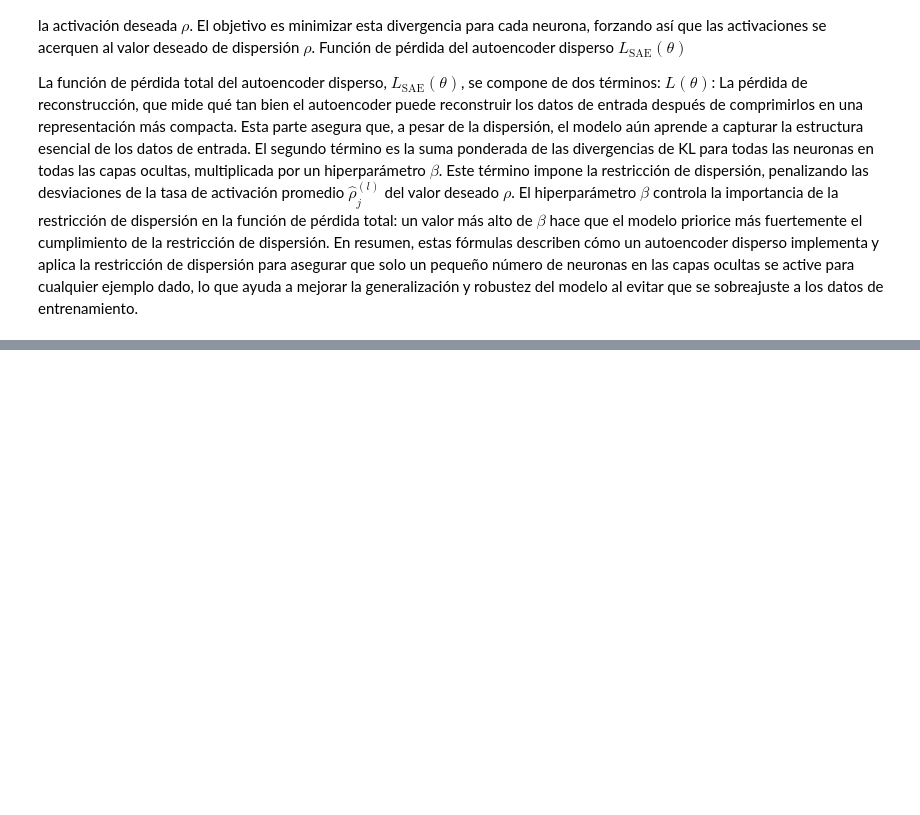
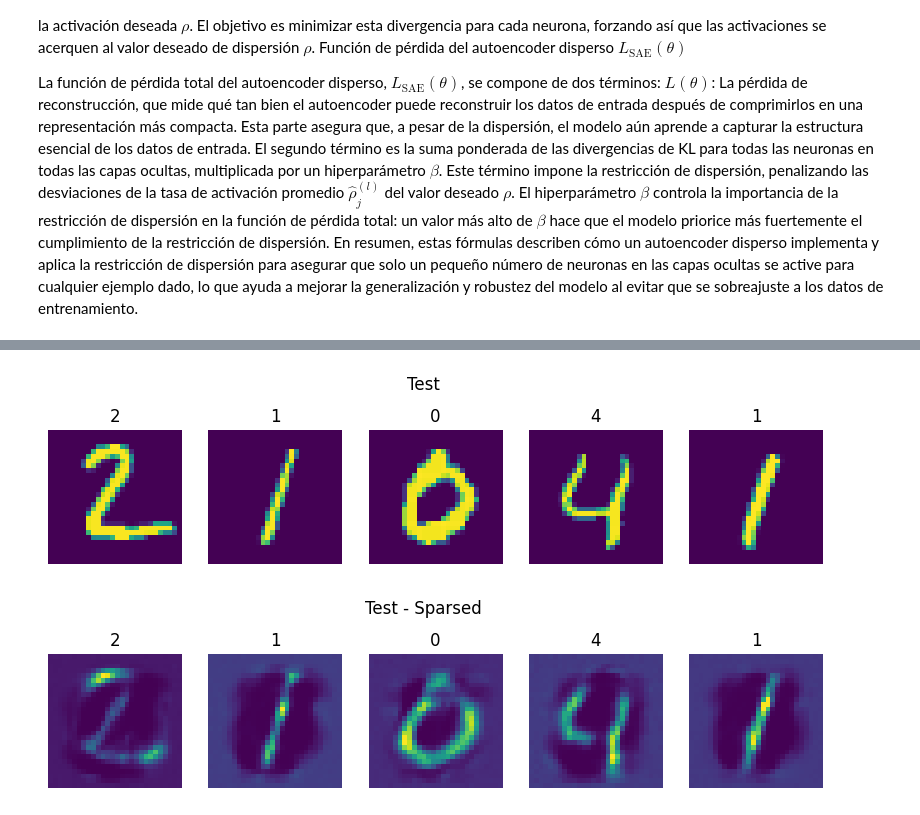
Before and after one commit to ander-db/deep-learning-from-scratch, a Jupyter notebook: autoencoder/Autoencoder.ipynb, the cells around one changed output, grey strips where cells are left out. Cells and saved outputs as stored; diff of their text form; code cells hidden in the pictures; blank space fills up the shorter version.

```diff
--- a/autoencoder/Autoencoder.ipynb
+++ b/autoencoder/Autoencoder.ipynb
@@ -308,0 +468,2 @@ ValueError: in user code:
+# %%
+predict_test = sparse_autoencoder.predict([x_test])
@@ -308,0 +473,6 @@ ValueError: in user code:
+# %%
+show_grid_images_labels_title(x_test, y_test, columns=5, rows=1, title='Test')
+show_grid_images_labels_title(predict_test, y_test, columns=5, rows=1, title='Test - Sparsed')
+# %% [output]
+[figure, added]
+[figure, added]
```
Also changed, not shown: parts of 16 cells of this notebook.
